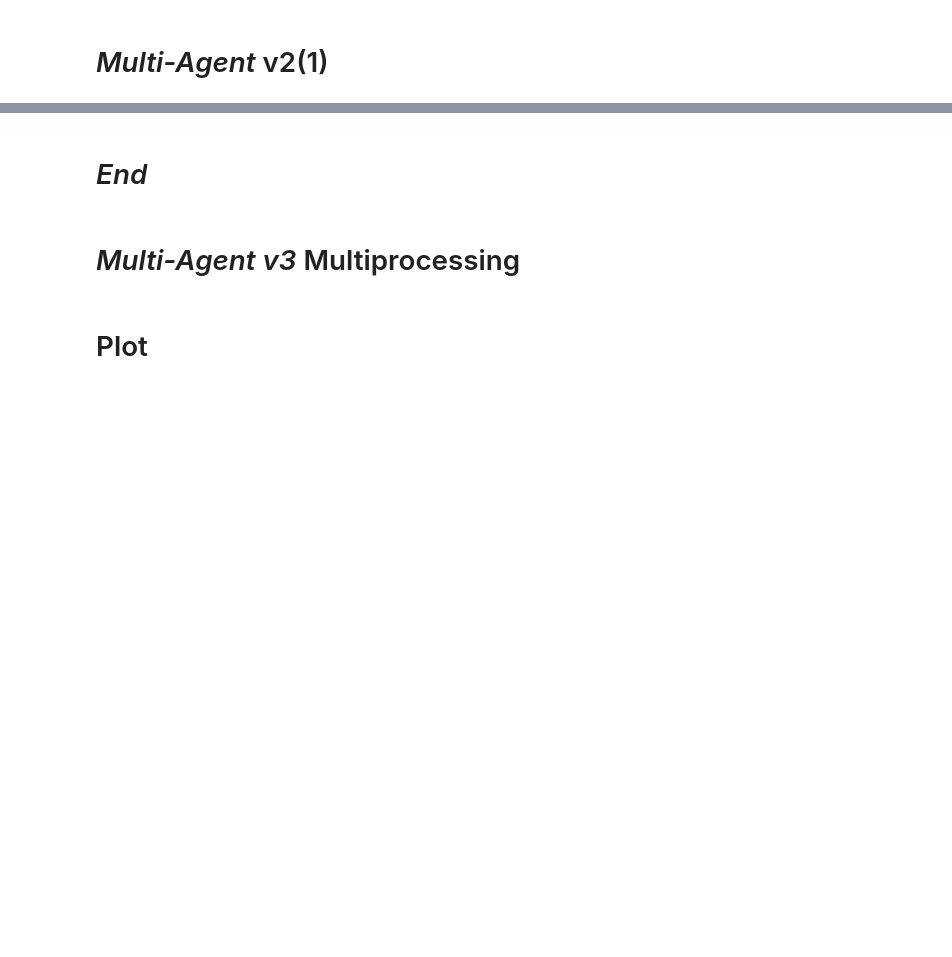
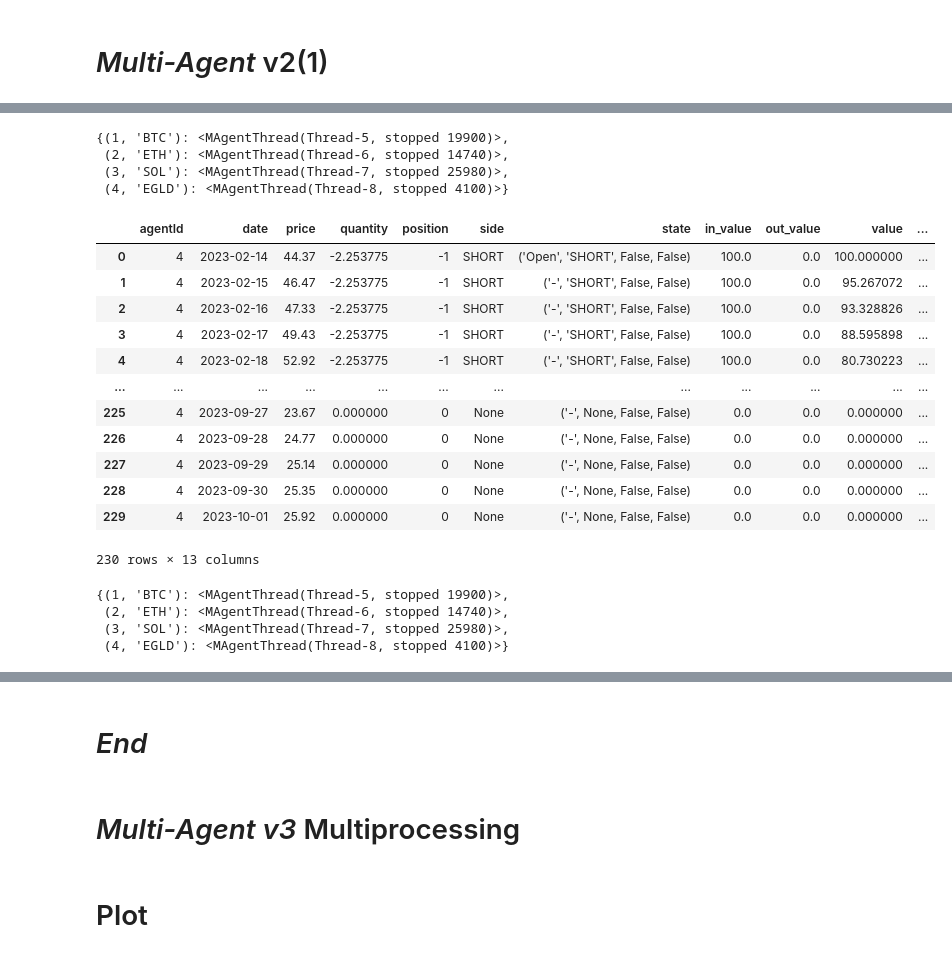
Before and after one commit to cedTrad/C-Syst, a Jupyter notebook: labs.ipynb, the cells around one changed output, grey strips where cells are left out. Saved outputs shown, nothing was run; the diff lists cells and outputs as text; code cells hidden in the pictures; blank space fills up the shorter version.

Commit message:
multi_agent_v2(1) run

```diff
--- a/labs.ipynb
+++ b/labs.ipynb
@@ -260,0 +240,31 @@ Master wait finish thier work ...
+# %%
+master.agents
+# %% [output]
+{(1, 'BTC'): <MAgentThread(Thread-5, stopped 19900)>,
+ (2, 'ETH'): <MAgentThread(Thread-6, stopped 14740)>,
+ (3, 'SOL'): <MAgentThread(Thread-7, stopped 25980)>,
+ (4, 'EGLD'): <MAgentThread(Thread-8, stopped 4100)>}
+# %%
+master.agents[(4, "EGLD")].env.journal.tradesData
+#master.agents[(3, "SOL")].env.journal.tradesData
+# %% [output]
+|  | agentId | date | price | quantity | position | side | state | in_value | out_value | value | ... |
+| 0 | 4 | 2023-02-14 | 44.37 | -2.253775 | -1 | SHORT | ('Open', 'SHORT', False, False) | 100.0 | 0.0 | 100.000000 | ... |
+| 1 | 4 | 2023-02-15 | 46.47 | -2.253775 | -1 | SHORT | ('-', 'SHORT', False, False) | 100.0 | 0.0 | 95.267072 | ... |
+| 2 | 4 | 2023-02-16 | 47.33 | -2.253775 | -1 | SHORT | ('-', 'SHORT', False, False) | 100.0 | 0.0 | 93.328826 | ... |
+| 3 | 4 | 2023-02-17 | 49.43 | -2.253775 | -1 | SHORT | ('-', 'SHORT', False, False) | 100.0 | 0.0 | 88.595898 | ... |
+| 4 | 4 | 2023-02-18 | 52.92 | -2.253775 | -1 | SHORT | ('-', 'SHORT', False, False) | 100.0 | 0.0 | 80.730223 | ... |
+| ... | ... | ... | ... | ... | ... | ... | ... | ... | ... | ... | ... |
+| 225 | 4 | 2023-09-27 | 23.67 | 0.000000 | 0 | None | ('-', None, False, False) | 0.0 | 0.0 | 0.000000 | ... |
+| 226 | 4 | 2023-09-28 | 24.77 | 0.000000 | 0 | None | ('-', None, False, False) | 0.0 | 0.0 | 0.000000 | ... |
+| 227 | 4 | 2023-09-29 | 25.14 | 0.000000 | 0 | None | ('-', None, False, False) | 0.0 | 0.0 | 0.000000 | ... |
+| 228 | 4 | 2023-09-30 | 25.35 | 0.000000 | 0 | None | ('-', None, False, False) | 0.0 | 0.0 | 0.000000 | ... |
+| 229 | 4 | 2023-10-01 | 25.92 | 0.000000 | 0 | None | ('-', None, False, False) | 0.0 | 0.0 | 0.000000 | ... |
+230 rows × 13 columns
+# %%
+master.agents
+# %% [output]
+{(1, 'BTC'): <MAgentThread(Thread-5, stopped 19900)>,
+ (2, 'ETH'): <MAgentThread(Thread-6, stopped 14740)>,
+ (3, 'SOL'): <MAgentThread(Thread-7, stopped 25980)>,
+ (4, 'EGLD'): <MAgentThread(Thread-8, stopped 4100)>}
```
Also changed, not shown: parts of 10 cells of this notebook, 2 other files.
